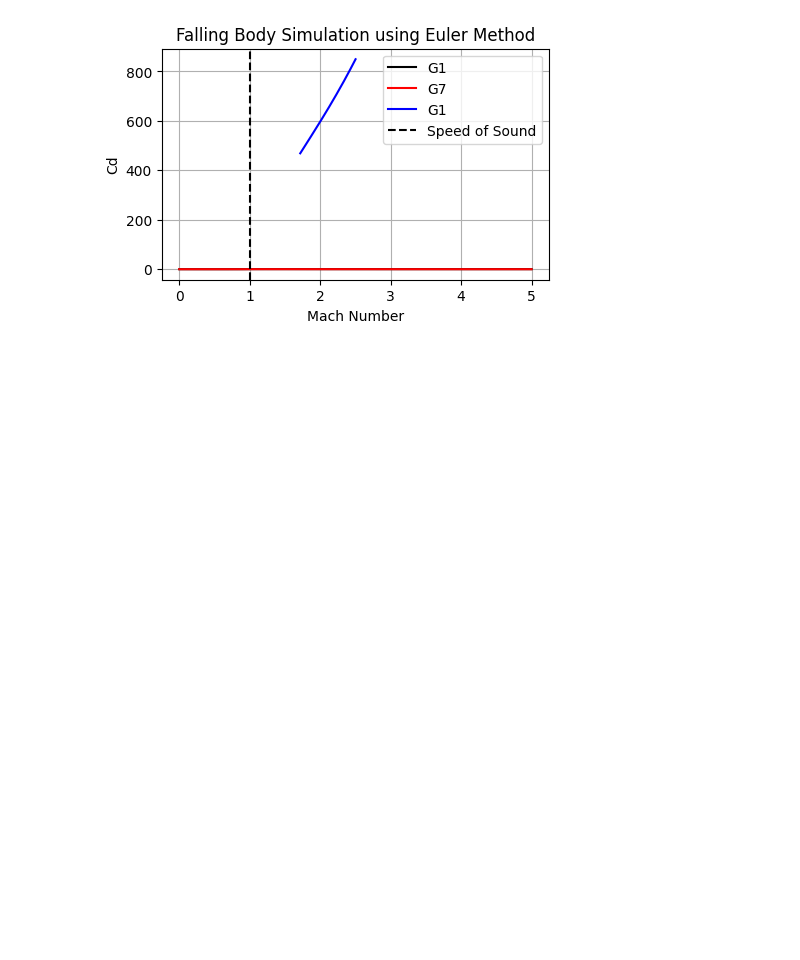
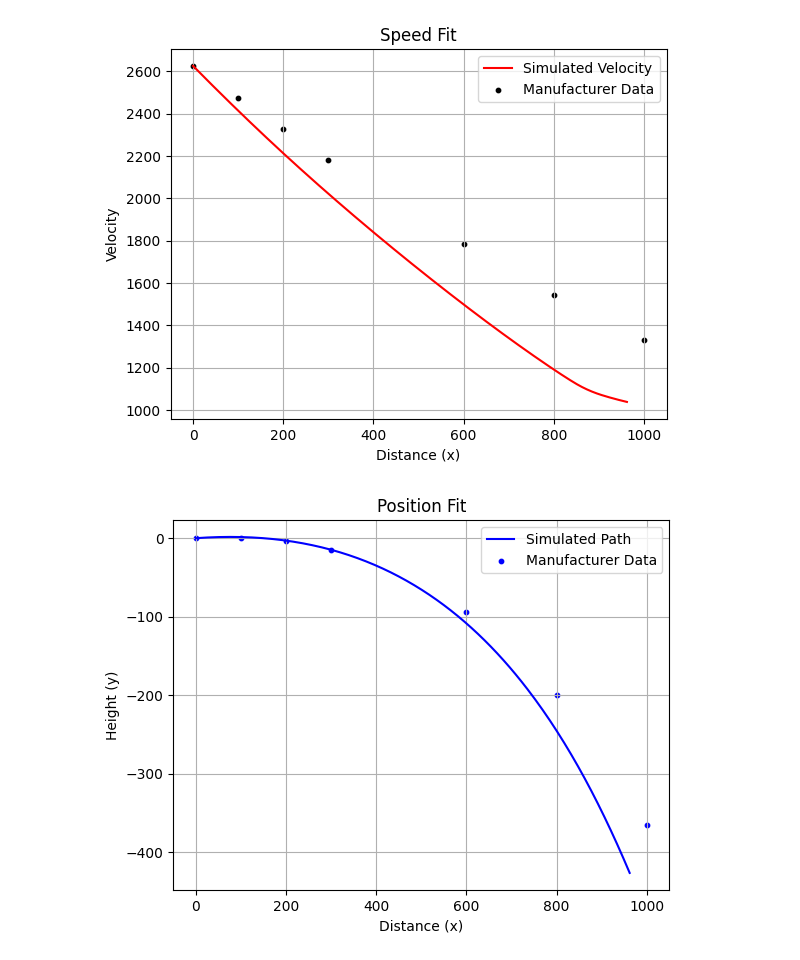
Before and after one commit to lorn-jaeger/CSCI-477, a Jupyter notebook: Problems/temp.ipynb, the cells around one changed output. Cells and saved outputs as stored; diff of their text form; code cells hidden in the pictures; blank space fills up the shorter version.

```diff
--- a/Problems/temp.ipynb
+++ b/Problems/temp.ipynb
@@ -119,4 +136,14 @@ plt.grid(True)
 # %%
-plot_reference(b.mach_arr, b.cd_arr)
+man_x = np.array([0, 100, 200, 300, 600, 800, 1000])
+man_v = np.array([2625, 2473, 2325, 2183, 1786, 1545, 1332])
+man_y = np.array([0, 0, -4, -15, -94, -200, -365])
+
+b = BallisticModel(reference=G7, man_x=man_x, man_v=man_v, man_y=man_y)
+
+b.solve_trajectory(tf=1.8)
+
+b.plot_velocity()
+b.plot_position()
 # %% [output]
-[figure, old version]
+[figure, new version]
+[figure, added]
```
Also changed, not shown: parts of 4 cells of this notebook, 3 other files.
